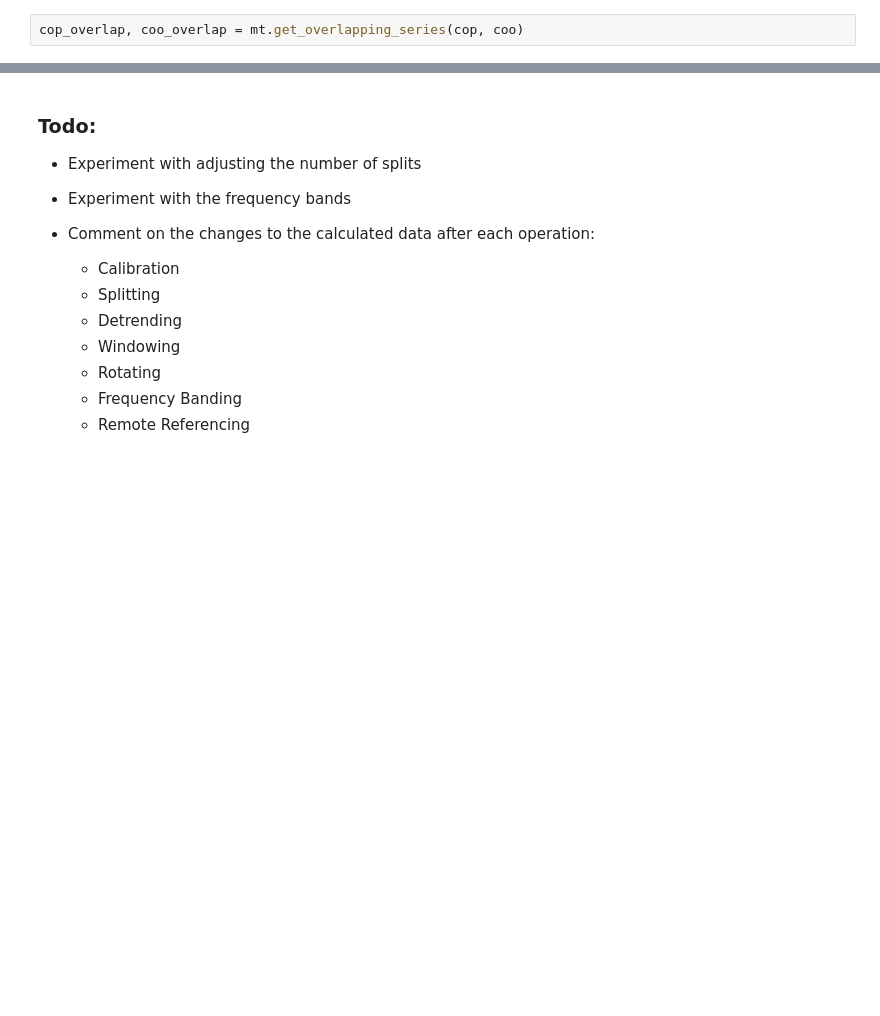
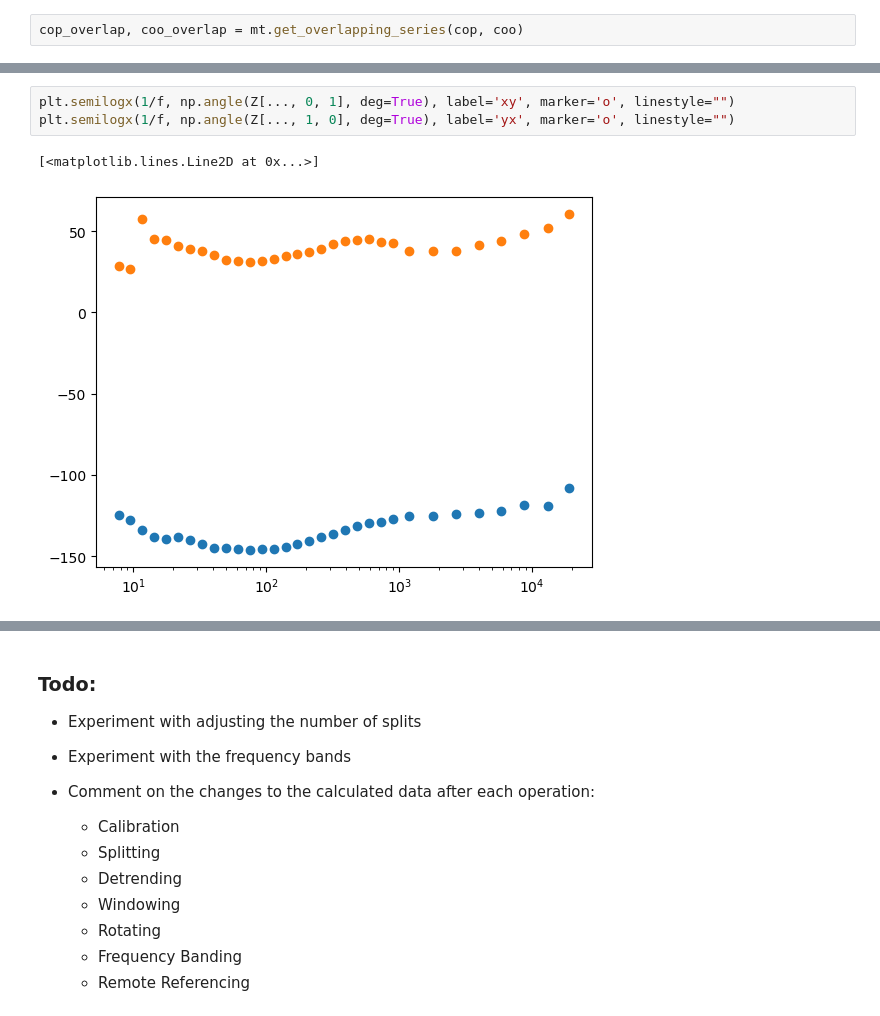
Before and after one commit to jcapriot/gpgn-319, a Jupyter notebook: labs/EM/Lab5.ipynb, the cells around one changed output, grey strips where cells are left out. Drawn from its saved outputs; the diff is of its cells as text; blank space fills up the shorter version.

```diff
--- a/labs/EM/Lab5.ipynb
+++ b/labs/EM/Lab5.ipynb
@@ -184,3 +265,9 @@ plt.grid(which='both')
+# %%
+plt.semilogx(1/f, np.angle(Z[..., 0, 1], deg=True), label='xy', marker='o', linestyle="")
+plt.semilogx(1/f, np.angle(Z[..., 1, 0], deg=True), label='yx', marker='o', linestyle="")
+# %% [output]
+[<matplotlib.lines.Line2D at 0x...>]
+[figure, added]
 # %%
 f, Z = mt.calculate_Z(COO_rr, remote=COP_rr, period_bands=period_bands_2)
 rho_a = mt.calc_rho_a(f, Z)
```
Also changed, not shown: parts of 32 cells of this notebook.
